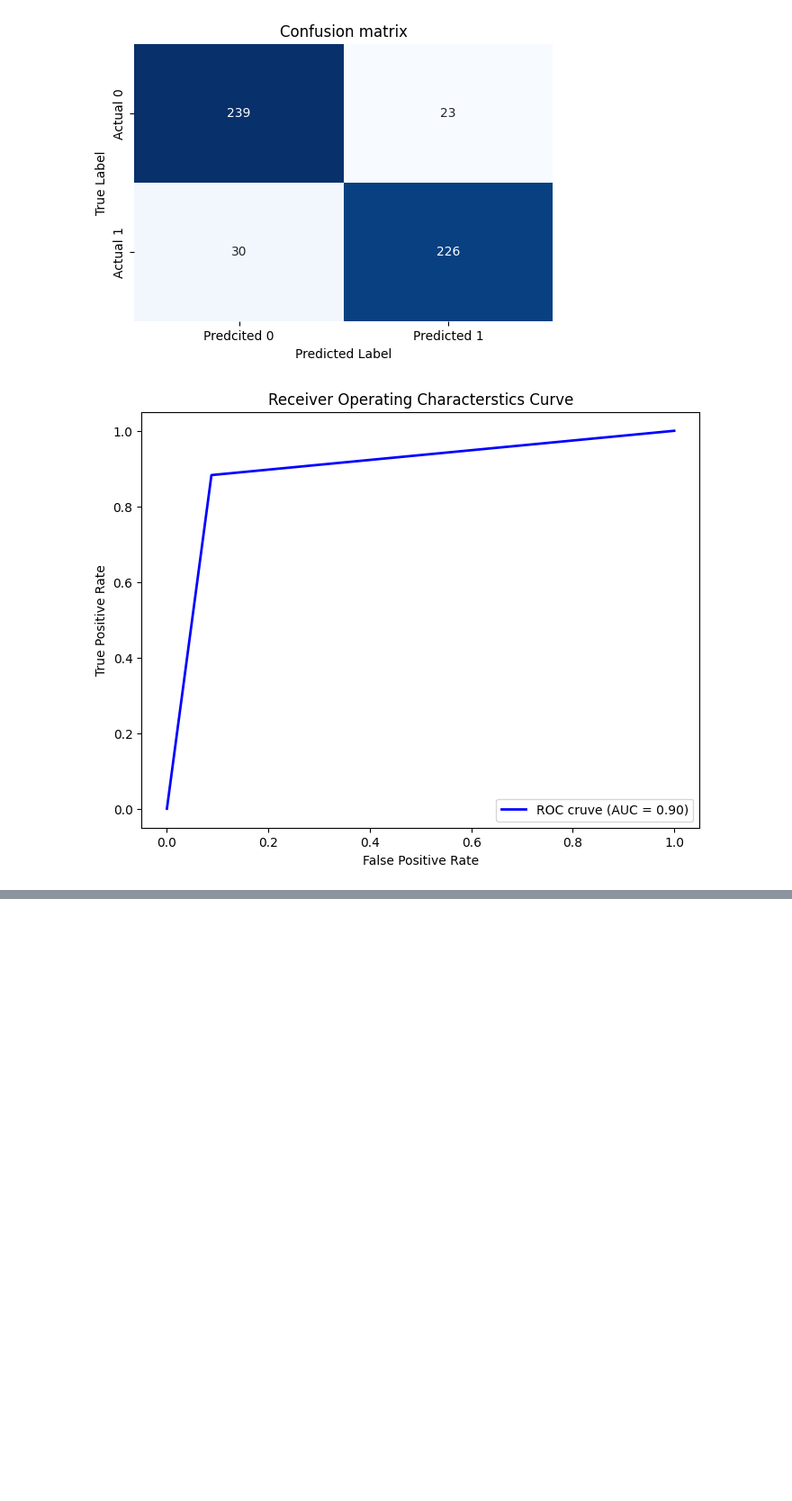
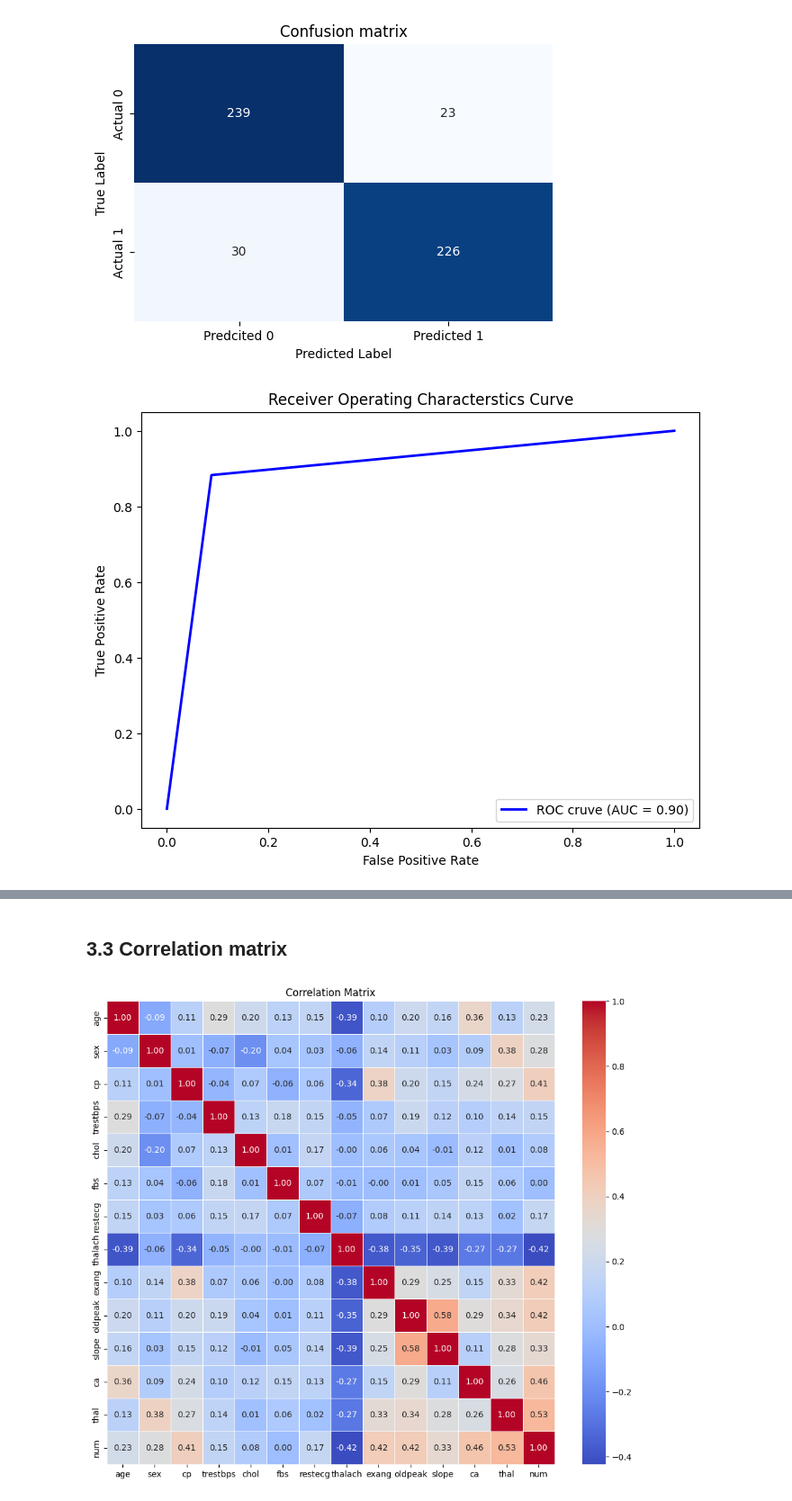
Before and after one commit to Rudobrody/Studies_AI_1_Term, a Jupyter notebook: PUM/LinearClassification/LabLinearClassification.ipynb, the cells around one changed output, grey strips where cells are left out. Shown at 90% size. Cells and saved outputs as stored; diff of their text form; code cells hidden in the pictures; blank space fills up the shorter version.

Commit message:
Add correlation matrix between features.Result of estimator with chosing best 4 features. Time complexity missing.

```diff
--- a/PUM/LinearClassification/LabLinearClassification.ipynb
+++ b/PUM/LinearClassification/LabLinearClassification.ipynb
@@ -762,0 +575,32 @@ Index(['age', 'sex', 'cp', 'trestbps', 'chol', 'fbs', 'restecg', 'thalach',
+# %%
+import pandas as pd
+
+# Upload name of columns, 14 features
+columns = ['age', 'sex', 'cp', 'trestbps', 'chol', 'fbs', 'restecg', 'thalach', 'exang', 'oldpeak', 'slope', 'ca', 'thal', 'num']
+columns_without_target = ['age', 'sex', 'cp', 'trestbps', 'chol', 'fbs', 'restecg', 'thalach', 'exang', 'oldpeak', 'slope', 'ca', 'thal']
+
+# na_values is used for interpreting NA (Not available) data as a missing values, not only empty cell is a missing value but also '?'
+df = pd.read_csv('HeartCleveland.csv', names=columns, na_values="?")
+
+# Counting NA samples
+for column in columns:
+    missing_values = df[column].isnull().sum()
+    print(f"There is {missing_values} in the column {column}")
+
+# Deleting rows with NA
+df = df.dropna()
+
+# Print head
+print(df.head())
+
+# Changing target value to binary, from 0 (no presence):4 to -> -1:1
+df['num'] = df['num'].apply(lambda x: -1 if x == 0 else 1)
+
+# Separate features and target
+X = df.drop('num', axis=1)
+y = df['num']
+
+# Using mean value for continious variables, discrete  and mode for categorical
+continious_features = ['age', 'trestbps', 'chol', 'thalach', 'oldpeak']
+discrete_features = ['ca']
+categorical_features = ['sex', 'cp', 'fbs', 'restecg', 'exang', 'slope', 'thal']
@@ -762,0 +729,11 @@ Index(['age', 'sex', 'cp', 'trestbps', 'chol', 'fbs', 'restecg', 'thalach',
+# %% [markdown]
+## 3.3 Correlation matrix
+# %%
+# Correlation Matrix
+plt.figure(figsize=(12, 10))
+correlation_matrix = df.corr()
+sns.heatmap(correlation_matrix, annot=True, cmap='coolwarm', fmt='.2f', linewidths=.5)
+plt.title("Correlation Matrix")
+plt.show()
+# %% [output]
+[figure, added]
```
Also changed, not shown: parts of 30 cells of this notebook.
